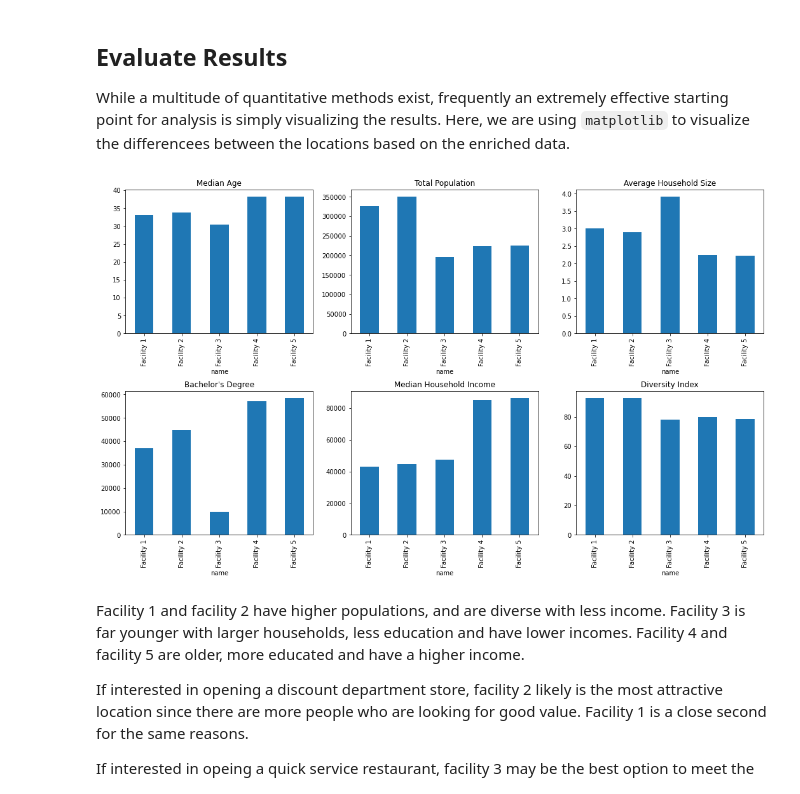
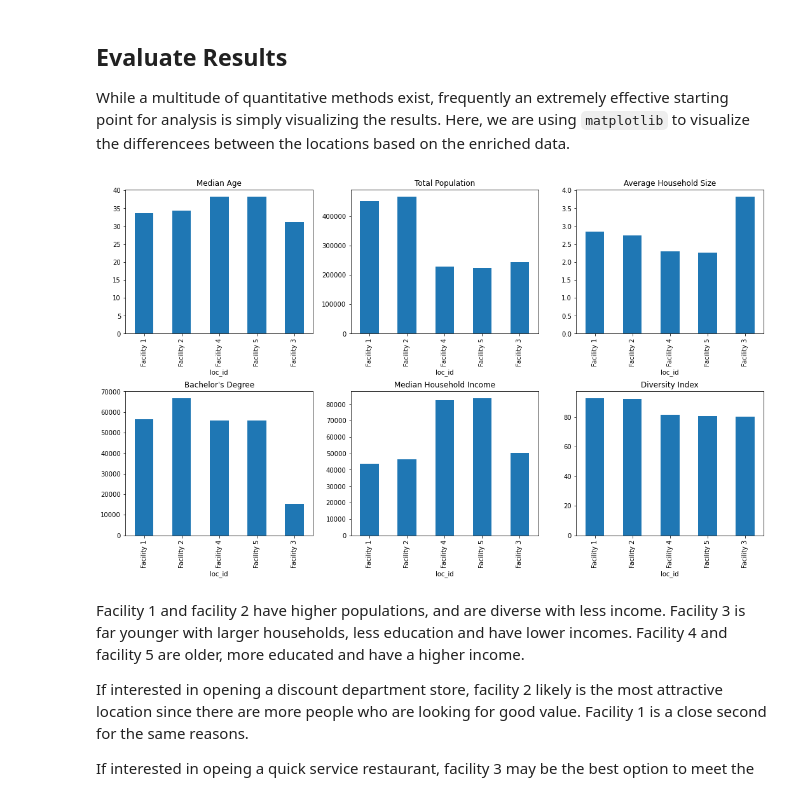
Before and after one commit to knu2xs/business-analyst-python-api-examples, a Jupyter notebook: notebooks/ge-guide/part1_introduction_to_geoenrichment.ipynb, the cells around one changed output. Drawn from its saved outputs; the diff is of its cells as text; code cells hidden in the pictures.

```diff
--- a/notebooks/ge-guide/part1_introduction_to_geoenrichment.ipynb
+++ b/notebooks/ge-guide/part1_introduction_to_geoenrichment.ipynb
@@ -97,6 +73,0 @@ Now, an `arcgis.geoenrichment.Country` object instance can be created to use for
-# %%
-from arcgis.geoenrichment import Country
-
-country = Country('usa')
-
-country
@@ -242,0 +154,8 @@ The values from the `name` column can be used direclty as input to the enrich me
+# %%
+from arcgis.features import GeoAccessor  # adds "spatial" namespace to Pandas DataFrame object
+import pandas as pd
+
+candidate_df = pd.read_pickle('../data/health_drivetime_8min.pkl')
+candidate_df.spatial.set_geometry('SHAPE')
+
+candidate_df
@@ -243,5 +173,5 @@ The values from the `name` column can be used direclty as input to the enrich me
 # %%
-enrich_df = country.enrich(geocode_df, enrich_variables=analysis_variables, proximity_type='driving_time', proximity_value=8, proximity_metric='minutes')
+enrich_df = country.enrich(candidate_df, enrich_variables=analysis_variables)
 
 enrich_df.info()
 enrich_df
@@ -276,10 +208,10 @@ The response includes a lot of useful metadata related to how the enrichment was
 enrich_cols = [c for c in enrich_df if c in ev.name.str.lower().values]
 
 # combine the enrich columns with a few others we want to keep
-keep_cols = ['numberof_beds', 'name', 'full_address'] + enrich_cols + ['SHAPE']
+keep_cols = ['loc_id'] + enrich_cols + ['SHAPE']
 
 # filter the enrich data frame to just these columns
-enrich_df = enrich_df.loc[:,keep_cols]
+enrich_df = enrich_df.loc[:,keep_cols].set_index('loc_id')
 
 # re-enable spatial awareness
 enrich_df.spatial.set_geometry('SHAPE')
@@ -317,34 +247,34 @@ While a multitude of quantitative methods exist, frequently an extremely effecti
 # %%
 import matplotlib.pyplot as plt
 
 # this is due to a deprication warning inside matplotlib
 import warnings
 warnings.filterwarnings('ignore')
 
 fig, axs = plt.subplots(2, 3)
 fig.set_figheight(10.0)
 fig.set_figwidth(18.0)
 fig.subplots_adjust(hspace=0.4)
 
 plt.sca(axs[0, 0])
-_ = enrich_df.set_index('name').medage_cy.plot(title='Median Age', kind='bar')
+_ = enrich_df.medage_cy.plot(title='Median Age', kind='bar')
 
 plt.sca(axs[0, 1])
-_ = enrich_df.set_index('name').totpop_cy.plot(title='Total Population', kind='bar')
+_ = enrich_df.totpop_cy.plot(title='Total Population', kind='bar')
 
 plt.sca(axs[0, 2])
-_ = enrich_df.set_index('name').avghhsz_cy.plot(title='Average Household Size', kind='bar')
+_ = enrich_df.avghhsz_cy.plot(title='Average Household Size', kind='bar')
 
 plt.sca(axs[1, 0])
-_ = enrich_df.set_index('name').bachdeg_cy.plot(title="Bachelor's Degree", kind='bar')
+_ = enrich_df.bachdeg_cy.plot(title="Bachelor's Degree", kind='bar')
 
 plt.sca(axs[1, 1])
-_ = enrich_df.set_index('name').medhinc_cy.plot(title="Median Household Income", kind='bar')
+_ = enrich_df.medhinc_cy.plot(title="Median Household Income", kind='bar')
 
 plt.sca(axs[1, 2])
-_ = enrich_df.set_index('name').divindx_cy.plot(title="Diversity Index", kind='bar')
+_ = enrich_df.divindx_cy.plot(title="Diversity Index", kind='bar')
 # %% [output]
-[figure, old version]
+[figure, new version]
 # %% [markdown]
 Facility 1 and facility 2 have higher populations, and are diverse with less income. Facility 3 is far younger with larger households, less education and have lower incomes. Facility 4 and facility 5 are older, more educated and have a higher income.
 
```
Also changed, not shown: parts of 25 cells of this notebook, 3 other files.
